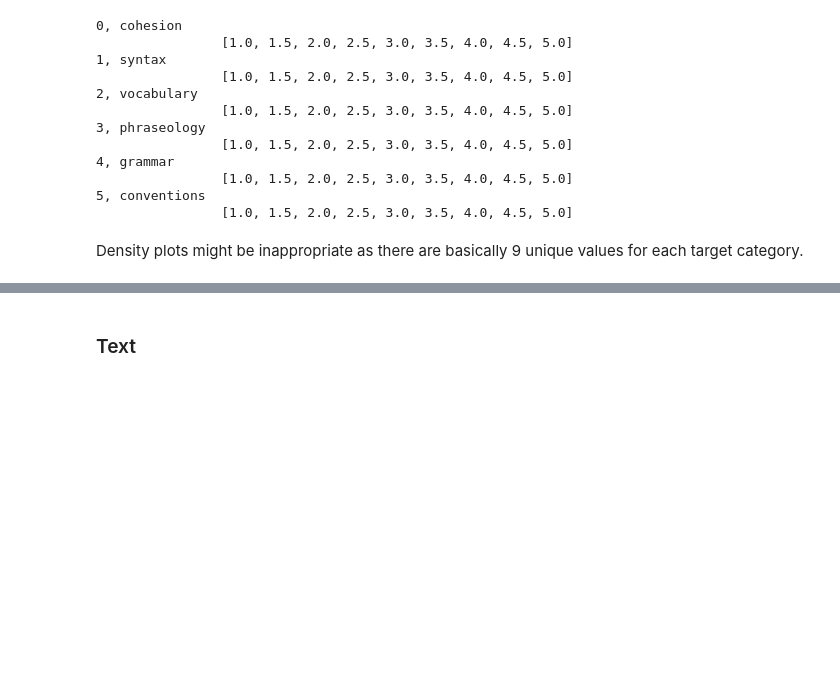
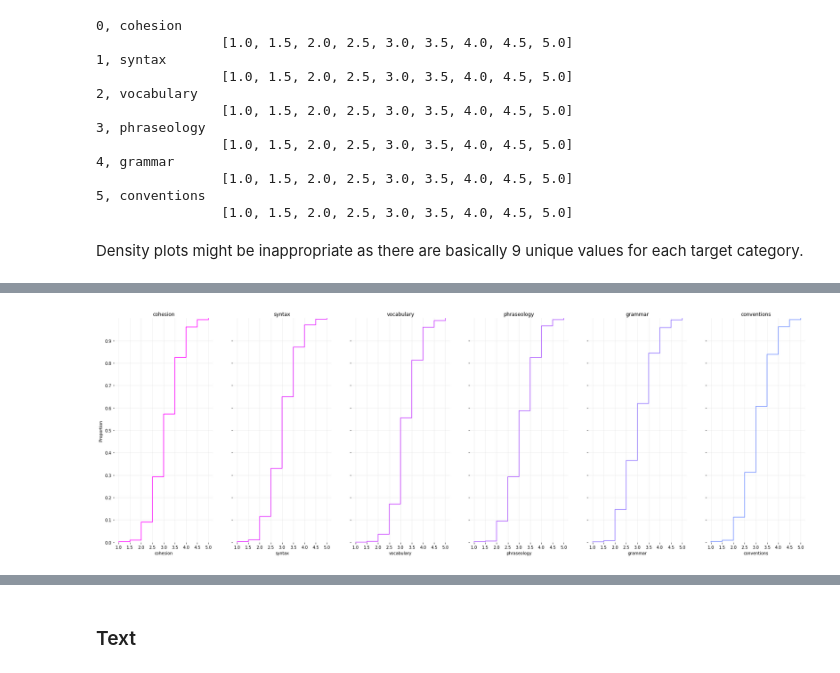
Before and after one commit to tripnv/fbp2-kaggle, a Jupyter notebook: eda.ipynb, the cells around one changed output, grey strips where cells are left out. Saved outputs shown, nothing was run; the diff lists cells and outputs as text; code cells hidden in the pictures; blank space fills up the shorter version.

```diff
--- a/eda.ipynb
+++ b/eda.ipynb
@@ -107,3 +131,16 @@ Density plots might be inappropriate as there are basically 9 unique values for
+# %%
+fig, axs = plt.subplots(nrows=1, ncols = len(TARGET_COLUMNS), figsize = (30, 10), sharex = True, sharey = True)
+
+for idx, target_col in enumerate(TARGET_COLUMNS):
+    axs[idx].set_title(target_col)
+    sns.ecdfplot(train[target_col], color = COLORS[idx], ax = axs[idx], label = target_col)
+    axs[idx].set_frame_on(False)
+    axs[idx].set_xticks(np.linspace(1,5,9))
+    axs[idx].set_yticks(np.arange(0,1,.1))
+    axs[idx].grid(True, alpha =.25)
+plt.show()
+# %% [output]
+[figure, added]
 # %%
 fig, axs = plt.subplots(nrows=len(TARGET_COLUMNS), ncols = 1, figsize = (20, 20), sharex = True, sharey = True)
 
```
Also changed, not shown: parts of 8 cells of this notebook.
